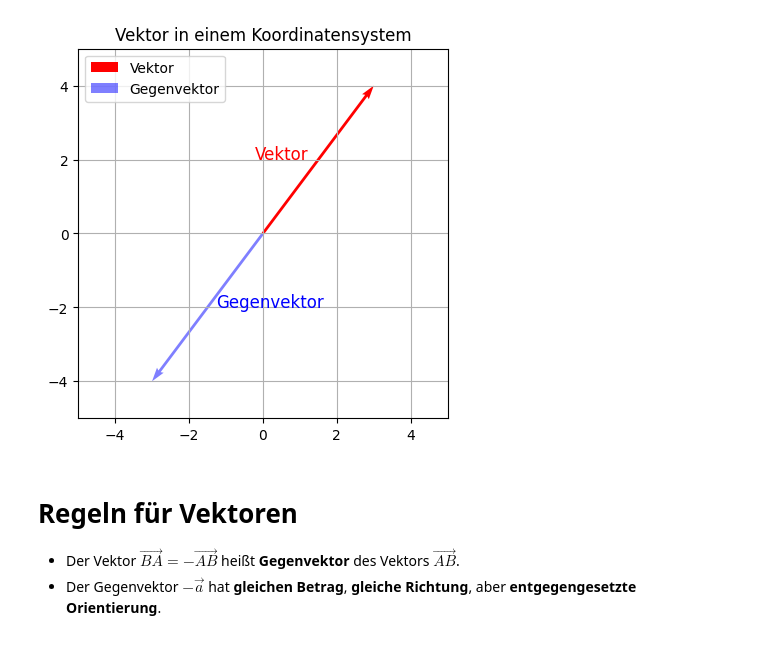
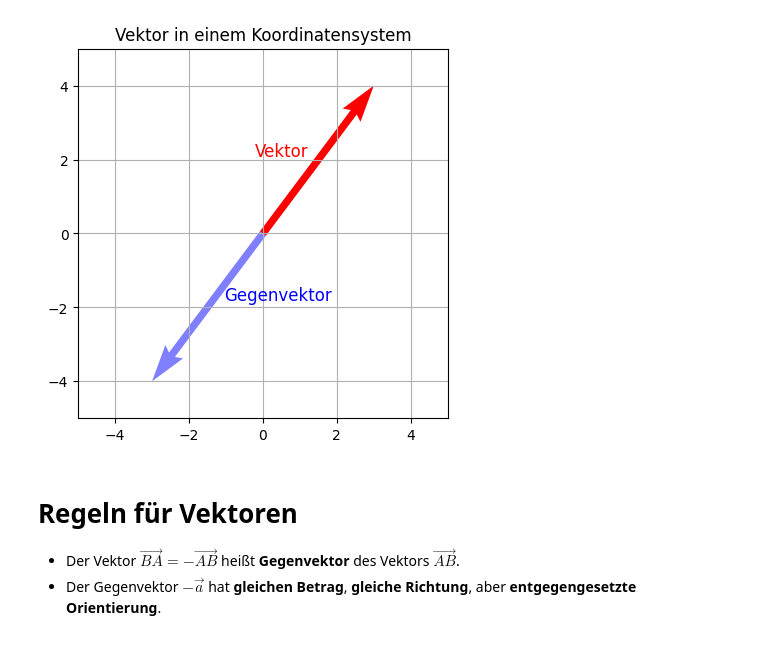
Before and after one commit to Officialstjp/python-math, a Jupyter notebook: Foundations/05_Vektoren_Matrizen/01_Grundlagen_der_Vektoren.ipynb, the cells around one changed output. Drawn from its saved outputs; the diff is of its cells as text; code cells hidden in the pictures.

```diff
--- a/Foundations/05_Vektoren_Matrizen/01_Grundlagen_der_Vektoren.ipynb
+++ b/Foundations/05_Vektoren_Matrizen/01_Grundlagen_der_Vektoren.ipynb
@@ -37,37 +53,36 @@ $$
 # %%
 # Simple Visualisierung eines Vektors in einem Koordinatensystem
 
 import matplotlib.pyplot as plt
 import numpy as np
 
 # Grid definieren
 fig, ax = plt.subplots()
 ax.set_xlim(-5, 5)
 ax.set_ylim(-5, 5)
 
 ax.grid(True)
 
 # Vektor definieren
 origin = np.array([0, 0])  # Ursprung
 vector = np.array([3, 4])  # Vektor-Komponenten
 
 # Vektor zeichnen
-ax.quiver(*origin, *vector, angles='xy', scale_units='xy', scale=1, color='r')
+ax.quiver(*origin, *vector, angles='xy', scale_units='xy', scale=1, color='r', width=0.02)
 ax.set_aspect('equal')
 ax.set_title('Vektor in einem Koordinatensystem')
 
 # Gegenvektor zeichnen
-ax.quiver(*origin, *-vector, angles='xy', scale_units='xy', scale=1, color='b', alpha=0.5)
-ax.legend(['Vektor', 'Gegenvektor'], loc='upper left')
+ax.quiver(*origin, *-vector, angles='xy', scale_units='xy', scale=1, color='b', alpha=0.5, width=0.02)
 
 # Beschriftungen hinzufügen
-ax.text(vector[0]/2 - 1, vector[1]/2, 'Vektor', color='r', fontsize=12, ha='center')
-ax.text(-vector[0]/2 + 1.7, -vector[1]/2, 'Gegenvektor', color='b', fontsize=12, ha='center')
+ax.text(vector[0]/2 - 1, vector[1]/2 +0.1, 'Vektor', color='r', fontsize=12, ha='center')
+ax.text(-vector[0]/2 + 1.9, -vector[1]/2 + 0.2, 'Gegenvektor', color='b', fontsize=12, ha='center')
 
 
 plt.show()
 # %% [output]
-[figure, old version]
+[figure, new version]
 # %% [markdown]
 # Regeln für Vektoren
 
```
Also changed, not shown: parts of 10 cells of this notebook, 43 other files.
